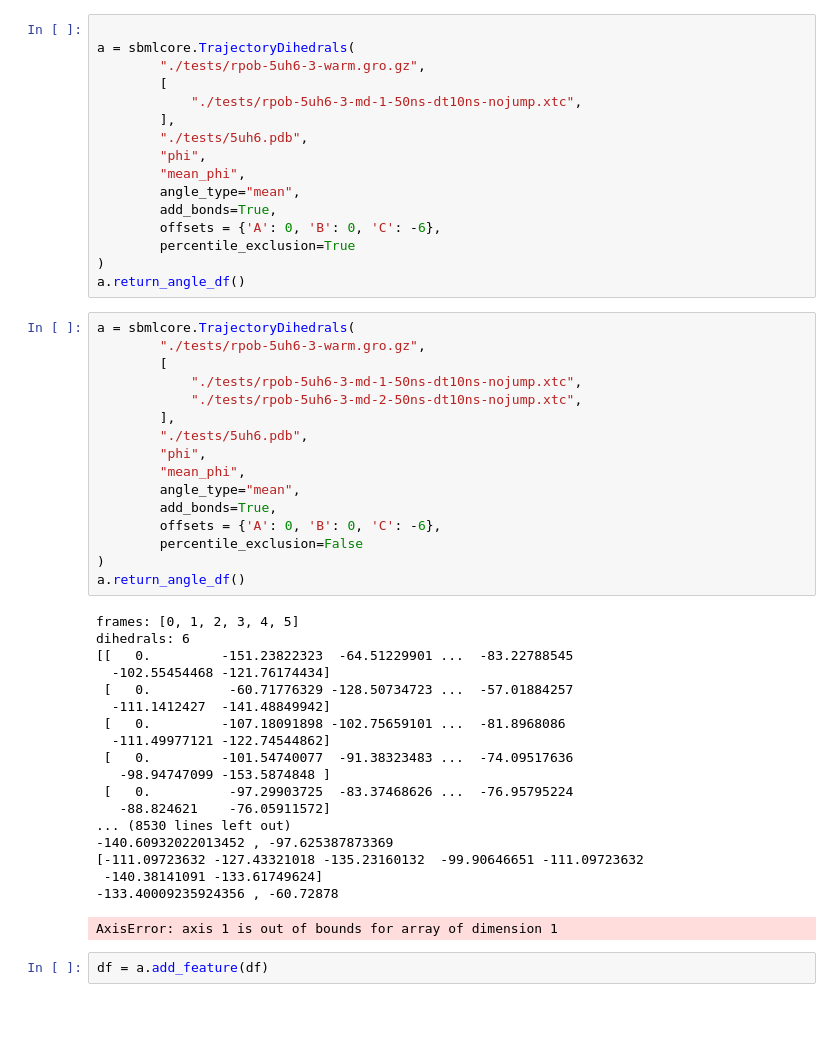
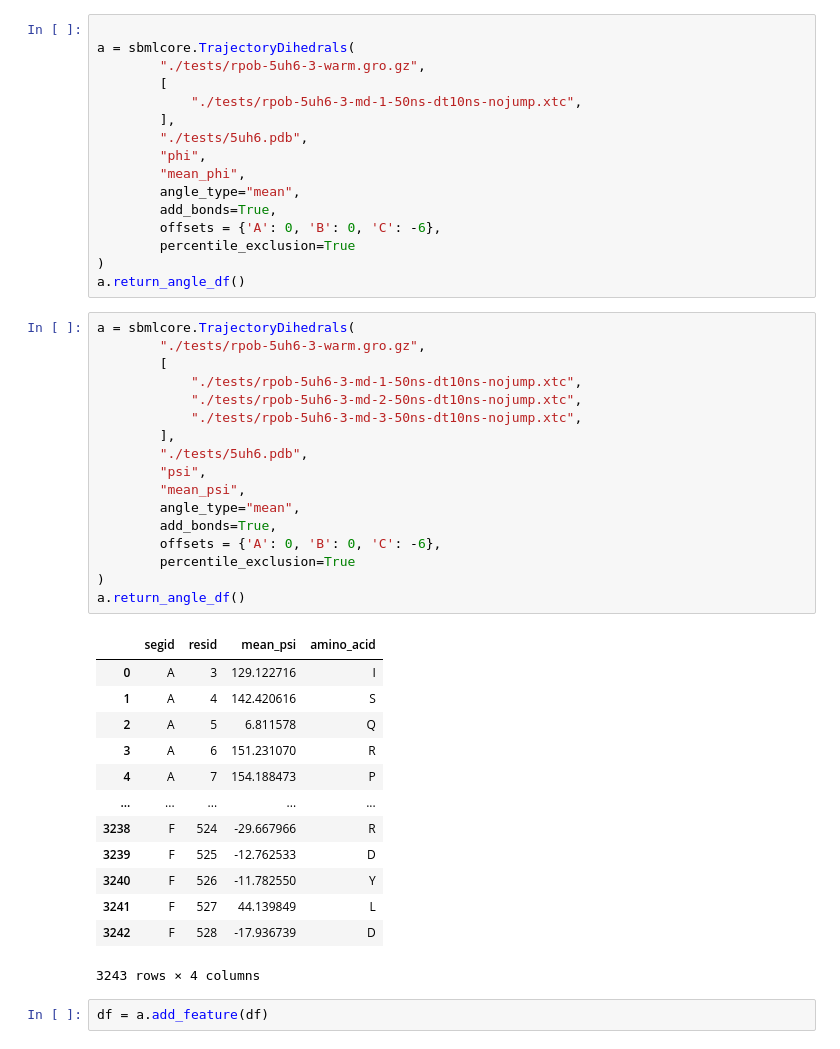
Before and after one commit to fowler-lab/sbmlcore, a Jupyter notebook: trajectory_playbook.ipynb, the cells around one changed output. Saved outputs shown, nothing was run; the diff lists cells and outputs as text; blank space fills up the shorter version.

```diff
--- a/trajectory_playbook.ipynb
+++ b/trajectory_playbook.ipynb
@@ -181,38 +199,34 @@ a.return_angle_df()
 # %%
 a = sbmlcore.TrajectoryDihedrals(
         "./tests/rpob-5uh6-3-warm.gro.gz",
         [
             "./tests/rpob-5uh6-3-md-1-50ns-dt10ns-nojump.xtc",
             "./tests/rpob-5uh6-3-md-2-50ns-dt10ns-nojump.xtc",
+            "./tests/rpob-5uh6-3-md-3-50ns-dt10ns-nojump.xtc",
         ],
         "./tests/5uh6.pdb",
-        "phi",
-        "mean_phi",
+        "psi",
+        "mean_psi",
         angle_type="mean",
         add_bonds=True,
         offsets = {'A': 0, 'B': 0, 'C': -6},
-        percentile_exclusion=False
+        percentile_exclusion=True
 )
 a.return_angle_df()
 # %% [output]
+|  | segid | resid | mean_psi | amino_acid |
+| 0 | A | 3 | 129.122716 | I |
+| 1 | A | 4 | 142.420616 | S |
+| 2 | A | 5 | 6.811578 | Q |
+| 3 | A | 6 | 151.231070 | R |
+| 4 | A | 7 | 154.188473 | P |
+| ... | ... | ... | ... | ... |
+| 3238 | F | 524 | -29.667966 | R |
+| 3239 | F | 525 | -12.762533 | D |
+| 3240 | F | 526 | -11.782550 | Y |
+| 3241 | F | 527 | 44.139849 | L |
+| 3242 | F | 528 | -17.936739 | D |
-frames: [0, 1, 2, 3, 4, 5]
-dihedrals: 6
-[[   0.         -151.23822323  -64.51229901 ...  -83.22788545
-  -102.55454468 -121.76174434]
- [   0.          -60.71776329 -128.50734723 ...  -57.01884257
-  -111.1412427  -141.48849942]
- [   0.         -107.18091898 -102.75659101 ...  -81.8968086
-  -111.49977121 -122.74544862]
- [   0.         -101.54740077  -91.38323483 ...  -74.09517636
-   -98.94747099 -153.5874848 ]
- [   0.          -97.29903725  -83.37468626 ...  -76.95795224
-   -88.824621    -76.05911572]
-... (8530 lines left out)
--140.60932022013452 , -97.625387873369
-[-111.09723632 -127.43321018 -135.23160132  -99.90646651 -111.09723632
- -140.38141091 -133.61749624]
--133.40009235924356 , -60.72878
+3243 rows × 4 columns
-AxisError: axis 1 is out of bounds for array of dimension 1
 # %%
 df = a.add_feature(df)
 # %%
```
Also changed, not shown: parts of 47 cells of this notebook, 5 other files.
